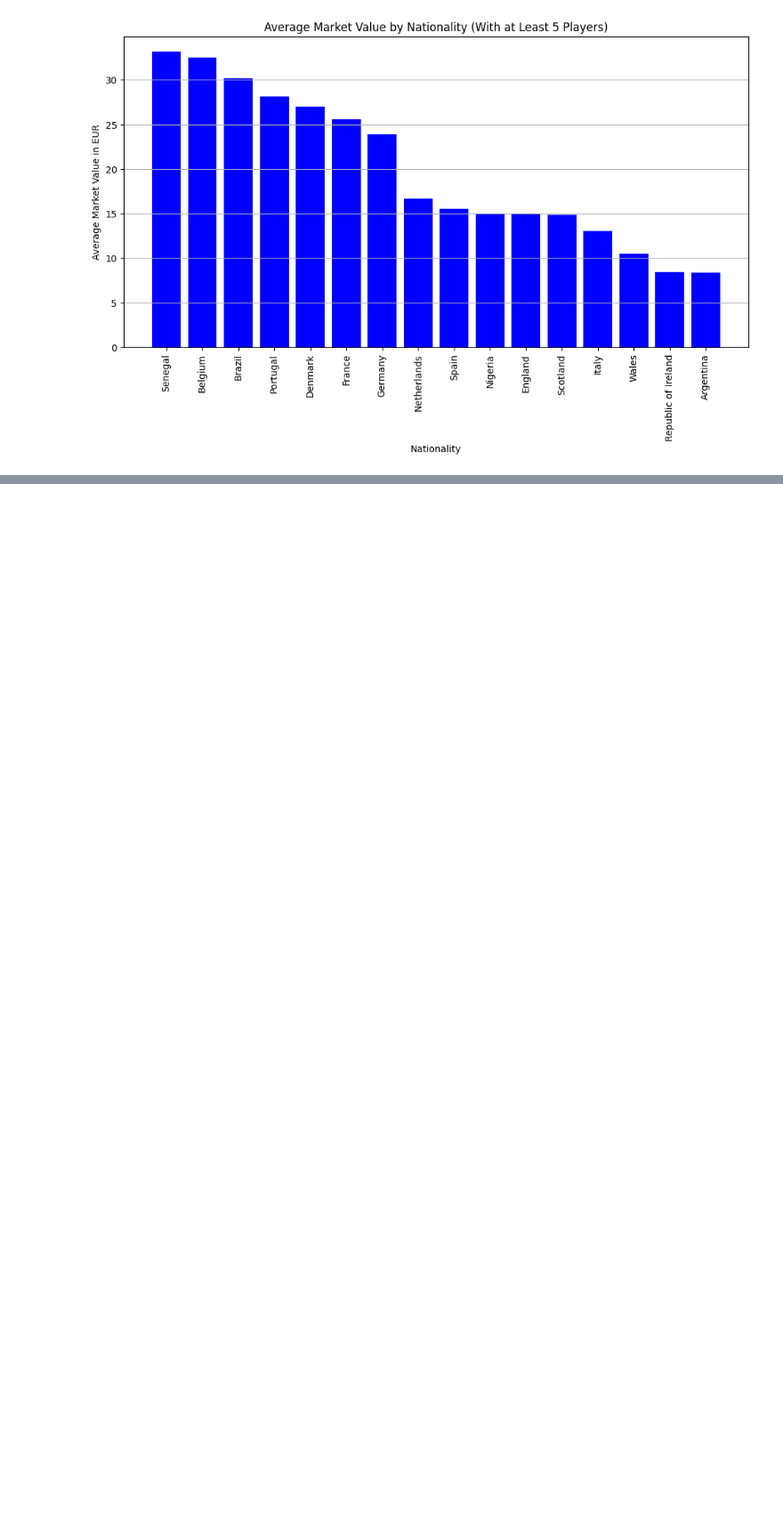
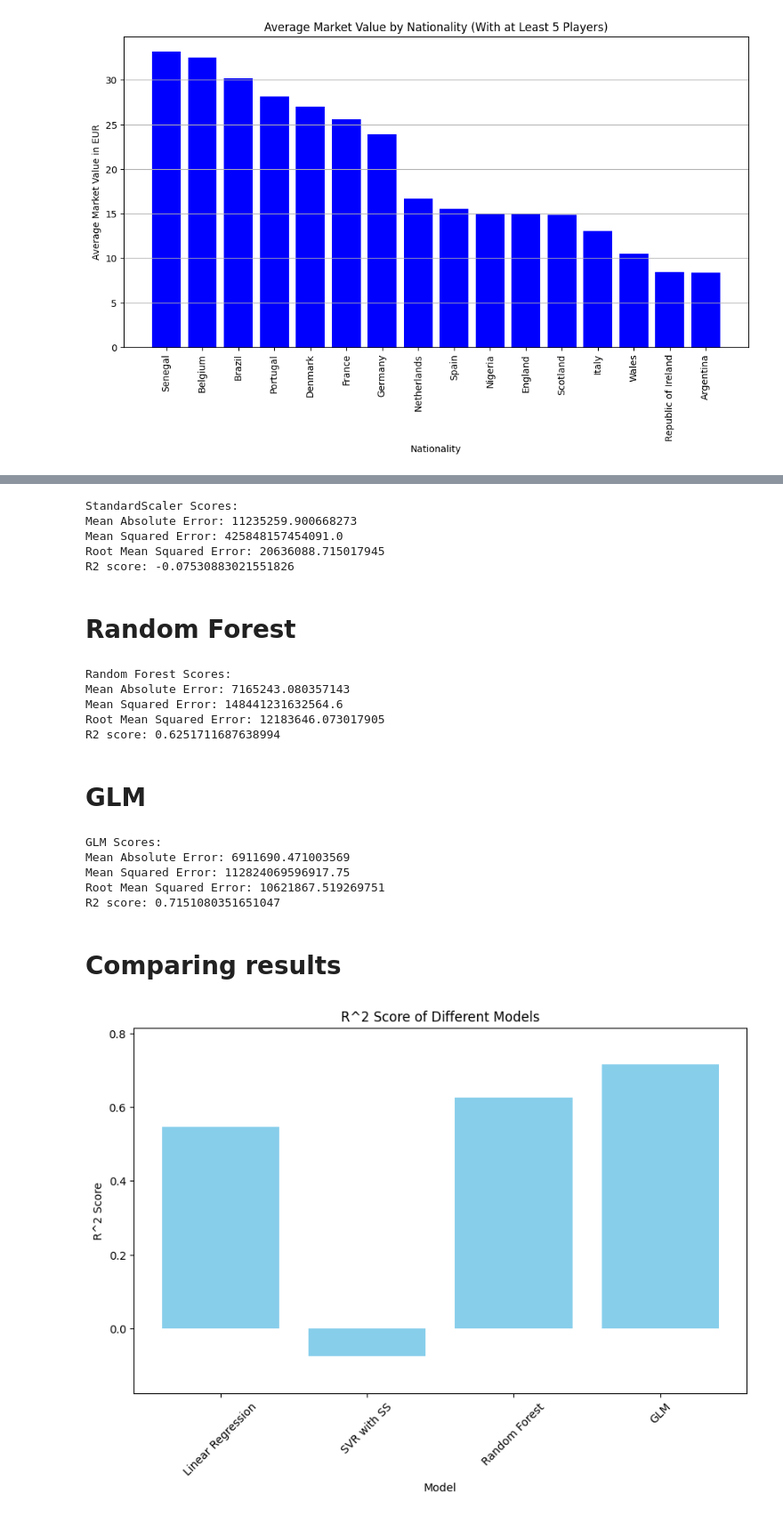
Before and after one commit to maxon461/MSiD, a Jupyter notebook: RAPORT/pythonProject/Raport.ipynb, the cells around one changed output, grey strips where cells are left out. Shown at 89% size. Cells and saved outputs as stored; diff of their text form; code cells hidden in the pictures; blank space fills up the shorter version.

```diff
--- a/RAPORT/pythonProject/Raport.ipynb
+++ b/RAPORT/pythonProject/Raport.ipynb
@@ -287,0 +436,70 @@ Modified table with new column:
+# %%
+clf = SVR(kernel='rbf')
+sc = StandardScaler()
+
+sc.fit(X_train)
+
+X_train_sc = sc.transform(X_train)
+X_test_sc = sc.transform(X_test)
+
+clf.fit(X_train_sc, Y_train)
+sc_predicted = clf.predict(X_test_sc)
+print_model_scores(Y_test, sc_predicted, 'StandardScaler')
+# %% [output]
+StandardScaler Scores:
+Mean Absolute Error: 11235259.900668273
+Mean Squared Error: 425848157454091.0
+Root Mean Squared Error: 20636088.715017945
+R2 score: -0.07530883021551826
+# %% [markdown]
+# Random Forest
+# %%
+random_forest_model = RandomForestRegressor()
+random_forest_model.fit(X_train, Y_train)
+
+random_forest_predicted = random_forest_model.predict(X_test)
+print_model_scores(Y_test, random_forest_predicted, 'Random Forest')
+# %% [output]
+Random Forest Scores:
+Mean Absolute Error: 7165243.080357143
+Mean Squared Error: 148441231632564.6
+Root Mean Squared Error: 12183646.073017905
+R2 score: 0.6251711687638994
+# %% [markdown]
+# GLM
+# %%
+glm_model = LinearRegression()
+features = PolynomialFeatures(degree=2, include_bias=True, interaction_only=False)
+glm_model.fit(features.fit_transform(X_train), Y_train)
+
+glm_predicted = glm_model.predict(features.fit_transform(X_test))
+print_model_scores(Y_test, glm_predicted, 'GLM')
+# %% [output]
+GLM Scores:
+Mean Absolute Error: 6911690.471003569
+Mean Squared Error: 112824069596917.75
+Root Mean Squared Error: 10621867.519269751
+R2 score: 0.7151080351651047
+# %% [markdown]
+# Comparing results
+# %%
+linreg_results = get_model_scores(Y_test, lin_predicted)
+svm_results = get_model_scores(Y_test, sc_predicted)
+random_forest_results = get_model_scores(Y_test, random_forest_predicted)
+glm_results = get_model_scores(Y_test, glm_predicted)
+
+
+model_names = ['Linear Regression', 'SVR with SS', 'Random Forest', 'GLM']
+r2_scores = [linreg_results[3], svm_results[3], random_forest_results[3], glm_results[3]]
+
+
+plt.figure(figsize=(10, 6))
+plt.bar(model_names, r2_scores, color='skyblue')
+plt.xlabel('Model')
+plt.ylabel('R^2 Score')
+plt.title('R^2 Score of Different Models')
+plt.ylim(min(r2_scores) - 0.1, max(r2_scores) + 0.1)
+plt.xticks(rotation=45)
+plt.show()
+# %% [output]
+[figure, added]
```
Also changed, not shown: parts of 42 cells of this notebook, 7 other files.
